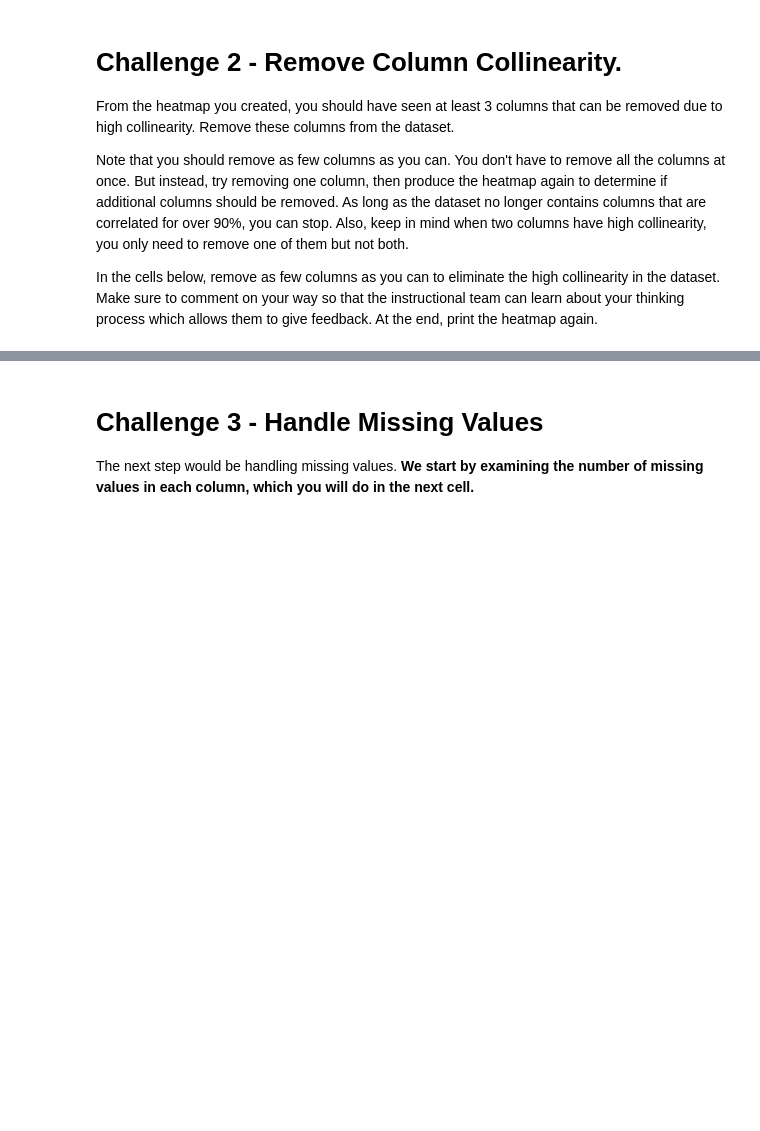
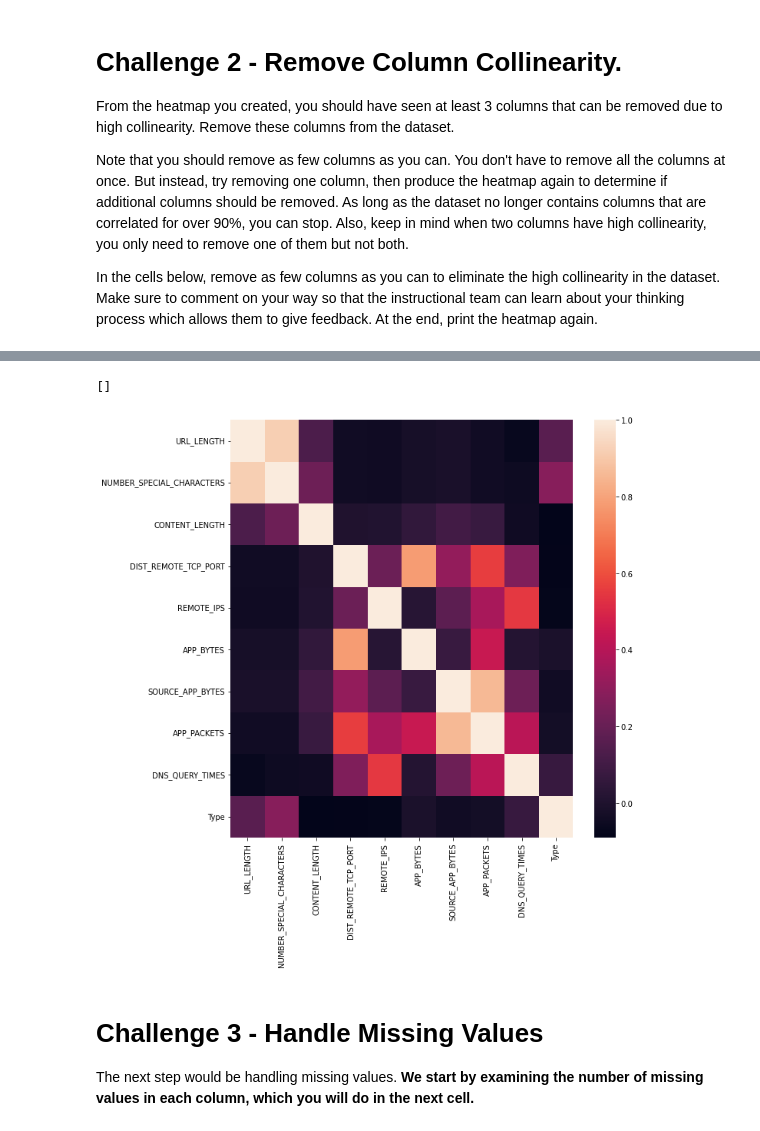
Before and after one commit to napoleonthevitzla/dataptmad1121_labs, a Jupyter notebook: module-3/supervised-learning/your-code/main.ipynb, the cells around one changed output, grey strips where cells are left out. Cells and saved outputs as stored; diff of their text form; code cells hidden in the pictures; blank space fills up the shorter version.

```diff
--- a/module-3/supervised-learning/your-code/main.ipynb
+++ b/module-3/supervised-learning/your-code/main.ipynb
@@ -152,3 +153,12 @@ sns.heatmap(websites.corr())
+# %%
+# Print heatmap again
+plt.figure(figsize=(10,10))
+correlation = websites.corr()
+sns.heatmap(websites.corr())
+plt.plot()
+# %% [output]
+[]
+[figure, added]
 # %% [markdown]
 # Challenge 3 - Handle Missing Values
 
```
Also changed, not shown: parts of 11 cells of this notebook.
